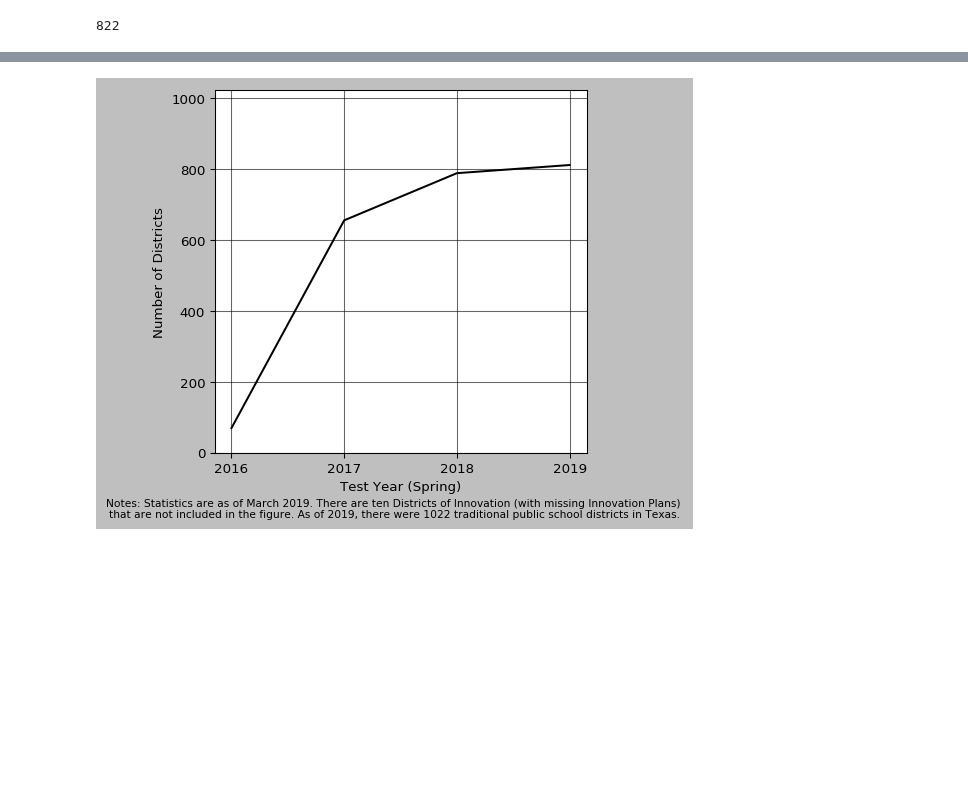
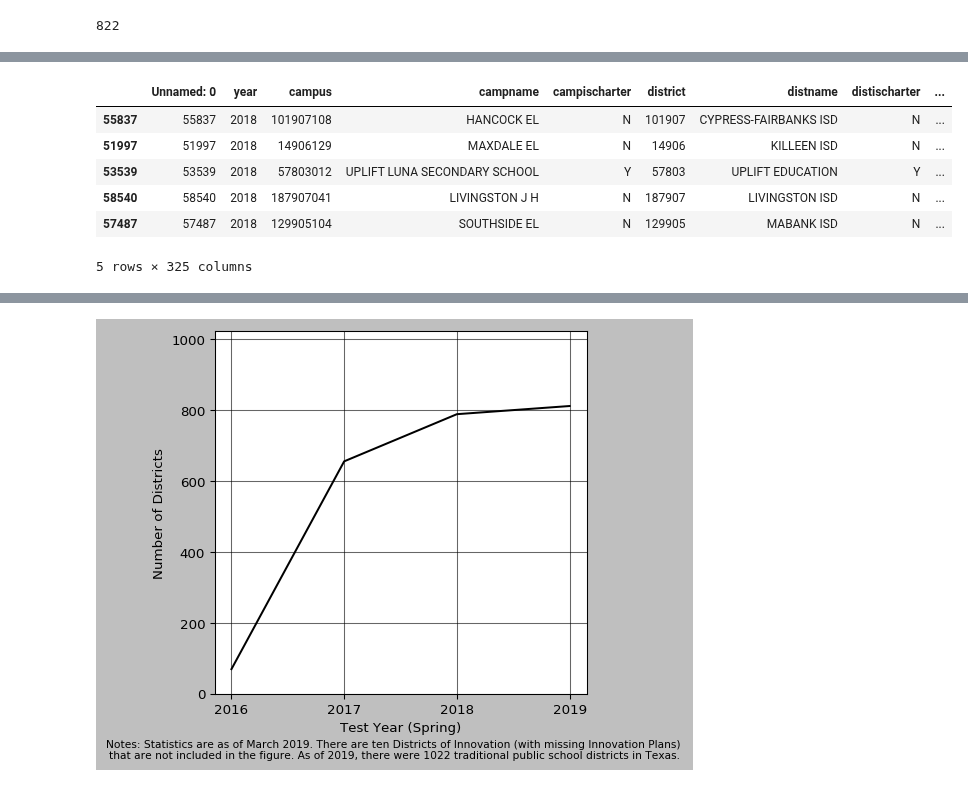
Before and after one commit to KylieLAnglin/dofis, a Jupyter notebook: analysis/causal/take up.ipynb, the cells around one changed output, grey strips where cells are left out. Saved outputs shown, nothing was run; the diff lists cells and outputs as text; code cells hidden in the pictures; blank space fills up the shorter version.

```diff
--- a/analysis/causal/take up.ipynb
+++ b/analysis/causal/take up.ipynb
@@ -53 +33,14 @@ data
+# %%
+data = pd.read_csv(os.path.join(data_path, 'clean', 'master_data_school.csv'),
+                  sep=",", low_memory= False)
+data = data[data.year == 2018]
+data.sample(5)
+# %% [output]
+|  | Unnamed: 0 | year | campus | campname | campischarter | district | distname | distischarter | ... |
+| 55837 | 55837 | 2018 | 101907108 | HANCOCK EL | N | 101907 | CYPRESS-FAIRBANKS ISD | N | ... |
+| 51997 | 51997 | 2018 | 14906129 | MAXDALE EL | N | 14906 | KILLEEN ISD | N | ... |
+| 53539 | 53539 | 2018 | 57803012 | UPLIFT LUNA SECONDARY SCHOOL | Y | 57803 | UPLIFT EDUCATION | Y | ... |
+| 58540 | 58540 | 2018 | 187907041 | LIVINGSTON J H | N | 187907 | LIVINGSTON ISD | N | ... |
+| 57487 | 57487 | 2018 | 129905104 | SOUTHSIDE EL | N | 129905 | MABANK ISD | N | ... |
+5 rows × 325 columns
 # %%
```
Also changed, not shown: parts of 9 cells of this notebook, 4 other files.
